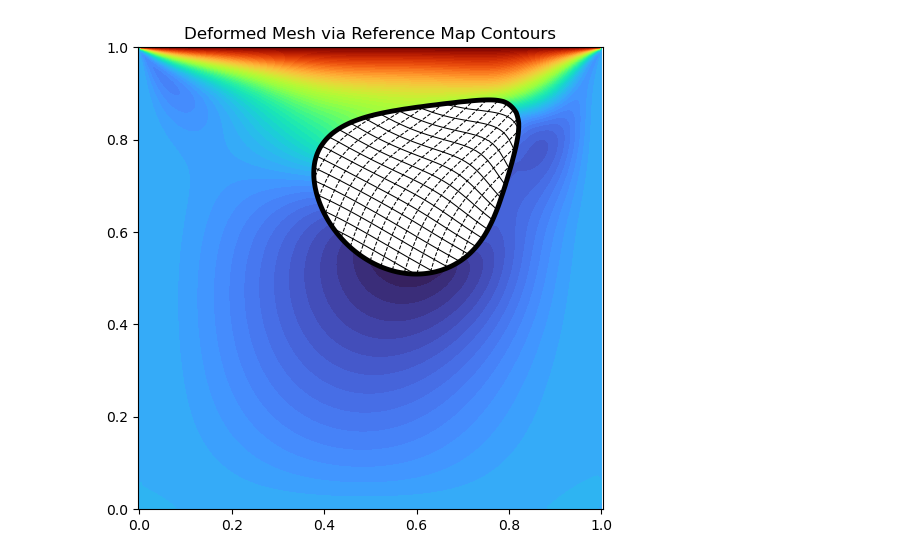
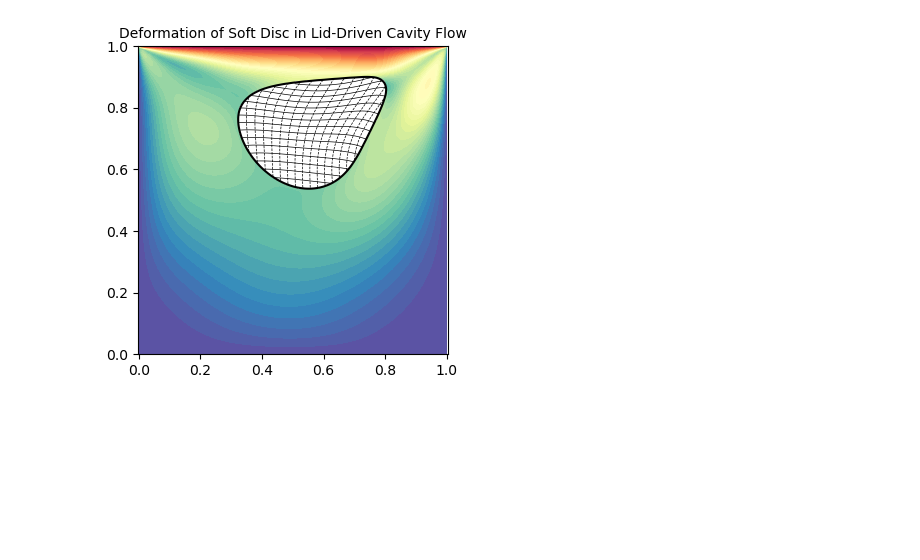
Before and after one commit to samanseifi/pyRMT, a Jupyter notebook: plotting.ipynb, the cells around one changed output. Cells and saved outputs as stored; diff of their text form; code cells hidden in the pictures; blank space fills up the shorter version.

```diff
--- a/plotting.ipynb
+++ b/plotting.ipynb
@@ -125,7 +71,7 @@ def reinitialize_phi_PDE(phi_in, dx, dy, num_iters, apply_phi_BCs_func, dt_reini
 with h5py.File("frames/data_000001.h5", "r") as f:
     phi00 = f["phi"][:]
 
-with h5py.File("frames/data_015300.h5", "r") as f:
+with h5py.File("frames/data_190000.h5", "r") as f:
     phi0 = f["phi"][:]
     sigma_xx0 = f["sigma_xx"][:]
     sigma_xy0 = f["sigma_xy"][:]
@@ -138,8 +84,7 @@ with h5py.File("frames/data_015300.h5", "r") as f:
     p0 = f["p"][:]
     div_vel0 = f["div_vel"][:]
 
-
-with h5py.File("frames/data_164000.h5", "r") as f:
+with h5py.File("frames/data_227800.h5", "r") as f:
     phi = f["phi"][:]
     sigma_xx = f["sigma_xx"][:]
     sigma_xy = f["sigma_xy"][:]
@@ -221,29 +161,28 @@ plt.show()
 # %%
-import numpy as np
-import matplotlib.pyplot as plt
-import matplotlib.colors as mcolors
-
 # Mask the region where phi <= 0 (solid) to make it white
 a_masked = np.ma.masked_where(phi <= 0, a)
+b_masked = np.ma.masked_where(phi <= 0, b)
 
-plt.figure(figsize=(6, 6))
-plt.contourf(X, Y, a_masked, levels=70, cmap="turbo")
+u_mag_masked = np.ma.masked_where(phi <= 0, np.sqrt(a_masked**2 + b_masked**2))
+
+plt.figure(figsize=(4, 4))
+plt.contourf(X, Y, u_mag_masked, levels=50, cmap="Spectral_r")
 
 # Overlay a white patch over the solid region (optional for clean white fill)
 plt.contourf(X, Y, phi <= 0, levels=[0.5, 1], colors='white', zorder=2)
 
 # Add reference map contours
 X1_masked = np.where(phi <= 0, X1, np.nan)
 X2_masked = np.where(phi <= 0, X2, np.nan)
-plt.contour(X, Y, phi, levels=[0], colors='black', linewidths=3.5, zorder=3)
-plt.contour(X, Y, X1_masked, levels=15, colors='black', linewidths=0.75, linestyles='solid', zorder=4)
-plt.contour(X, Y, X2_masked, levels=15, colors='black', linewidths=0.75, linestyles='dashed', zorder=4)
+plt.contour(X, Y, phi, levels=[0], colors='black', linewidths=1.5, zorder=3)
+plt.contour(X, Y, X1_masked, levels=15, colors='black', linewidths=0.5, linestyles='solid', zorder=4)
+plt.contour(X, Y, X2_masked, levels=15, colors='black', linewidths=0.5, linestyles='dashed', zorder=4)
 
-plt.title("Deformed Mesh via Reference Map Contours")
+plt.title("Deformation of Soft Disc in Lid-Driven Cavity Flow", fontsize=10)
 plt.axis('equal')
 plt.show()
 # %% [output]
-[figure, old version]
+[figure, new version]
 # %%
 # smooth out the data
 solid_mask = phi <= 0
```
Also changed, not shown: parts of 11 cells of this notebook, 4 other files.
